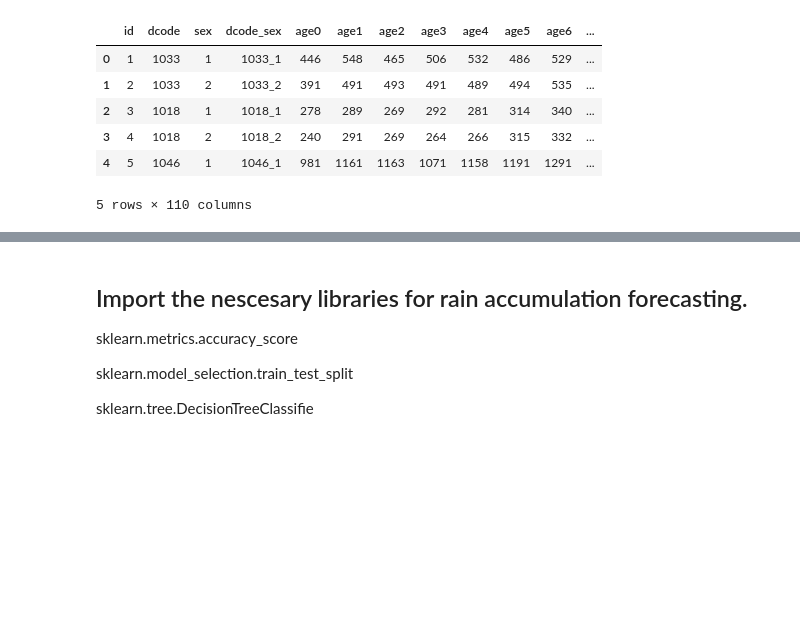
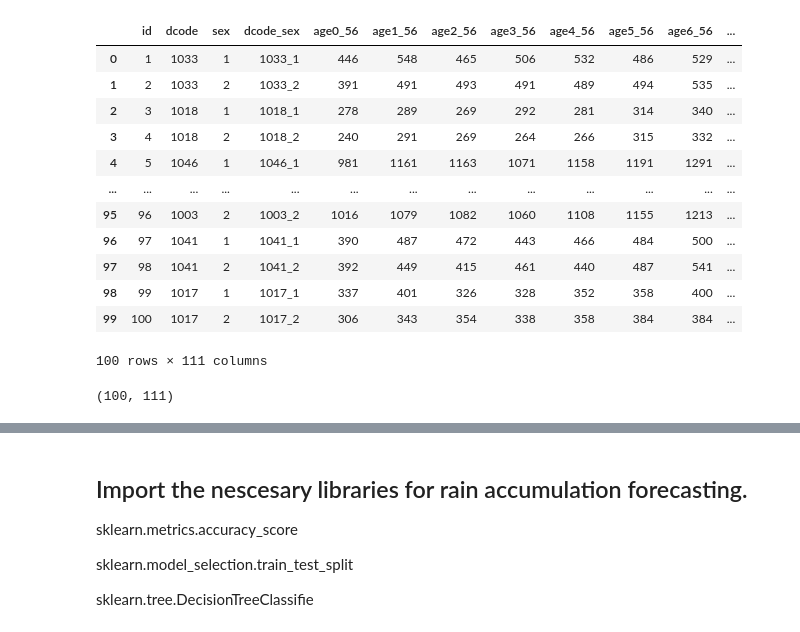
Before and after one commit to kittikhun62/DWDM21, a Jupyter notebook: FinalProject.ipynb, the cells around one changed output, grey strips where cells are left out. Cells and saved outputs as stored; diff of their text form; code cells hidden in the pictures; blank space fills up the shorter version.

```diff
--- a/FinalProject.ipynb
+++ b/FinalProject.ipynb
@@ -17,12 +21,22 @@ data0 = pd.read_csv(os.path.join(path,'poppulationbyage56dcode.csv'))
 data1 = pd.read_csv(os.path.join(path,'poppulationbyage57dcode.csv'))
 data2 = pd.read_csv(os.path.join(path,'poppulationbyage59dcode.csv'))
 # %%
-data0.head()
+data0
 # %% [output]
-|  | id | dcode | sex | dcode_sex | age0 | age1 | age2 | age3 | age4 | age5 | age6 | ... |
+|  | id | dcode | sex | dcode_sex | age0_56 | age1_56 | age2_56 | age3_56 | age4_56 | age5_56 | age6_56 | ... |
 | 0 | 1 | 1033 | 1 | 1033_1 | 446 | 548 | 465 | 506 | 532 | 486 | 529 | ... |
 | 1 | 2 | 1033 | 2 | 1033_2 | 391 | 491 | 493 | 491 | 489 | 494 | 535 | ... |
 | 2 | 3 | 1018 | 1 | 1018_1 | 278 | 289 | 269 | 292 | 281 | 314 | 340 | ... |
 | 3 | 4 | 1018 | 2 | 1018_2 | 240 | 291 | 269 | 264 | 266 | 315 | 332 | ... |
 | 4 | 5 | 1046 | 1 | 1046_1 | 981 | 1161 | 1163 | 1071 | 1158 | 1191 | 1291 | ... |
+| ... | ... | ... | ... | ... | ... | ... | ... | ... | ... | ... | ... | ... |
+| 95 | 96 | 1003 | 2 | 1003_2 | 1016 | 1079 | 1082 | 1060 | 1108 | 1155 | 1213 | ... |
+| 96 | 97 | 1041 | 1 | 1041_1 | 390 | 487 | 472 | 443 | 466 | 484 | 500 | ... |
+| 97 | 98 | 1041 | 2 | 1041_2 | 392 | 449 | 415 | 461 | 440 | 487 | 541 | ... |
+| 98 | 99 | 1017 | 1 | 1017_1 | 337 | 401 | 326 | 328 | 352 | 358 | 400 | ... |
+| 99 | 100 | 1017 | 2 | 1017_2 | 306 | 343 | 354 | 338 | 358 | 384 | 384 | ... |
-5 rows × 110 columns
+100 rows × 111 columns
+# %%
+data0.shape #ตรวจสอบขนาดของตารางใหม่
+# %% [output]
+(100, 111)
```
Also changed, not shown: parts of 35 cells of this notebook.
